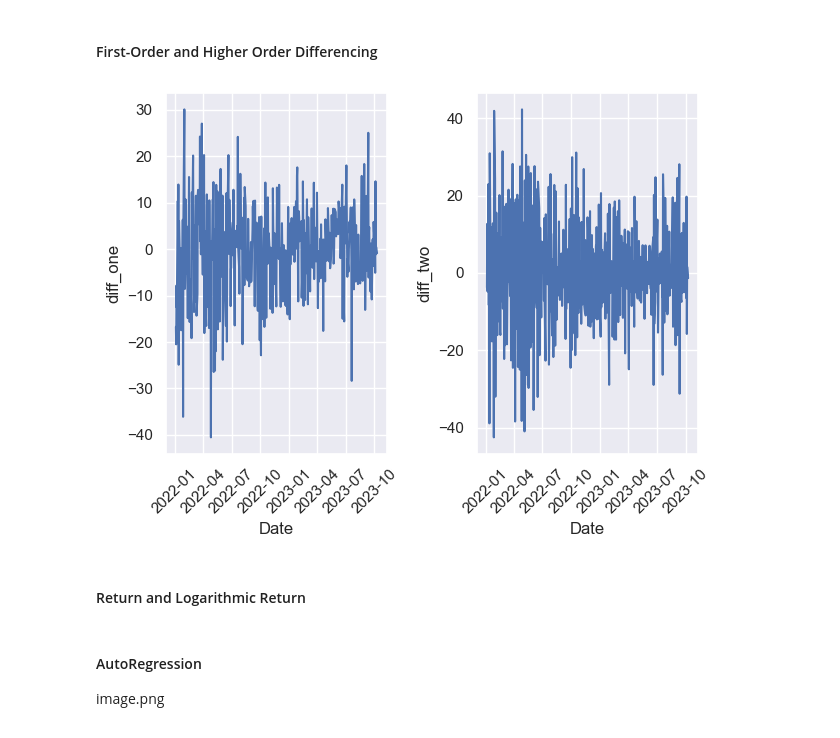
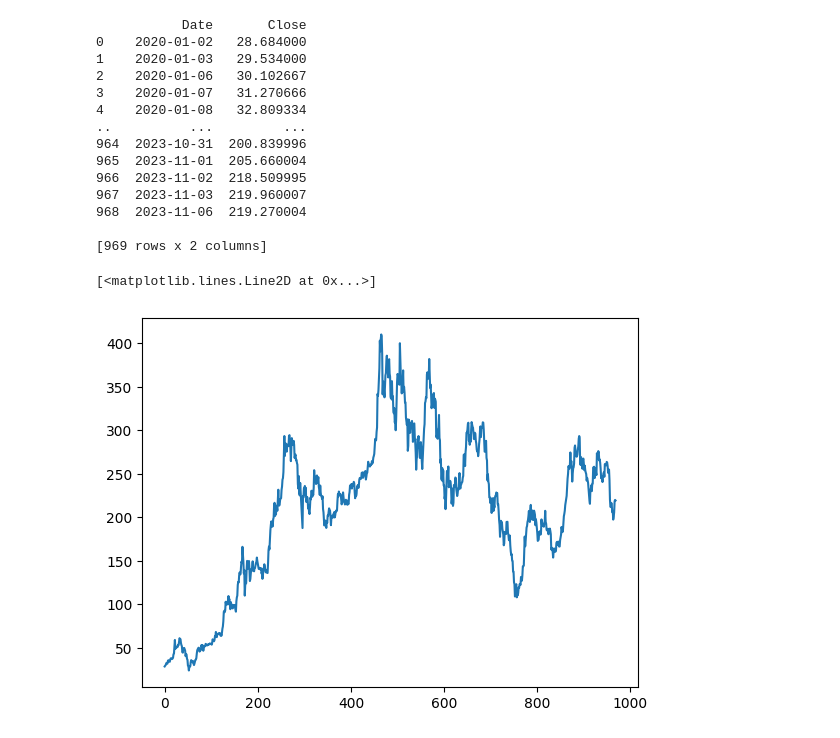
Before and after one commit to davidadel66/stocks_eda, a Jupyter notebook: notebooks/forecasting.ipynb, the cells around one changed output. Drawn from its saved outputs; the diff is of its cells as text; code cells hidden in the pictures.

```diff
--- a/notebooks/forecasting.ipynb
+++ b/notebooks/forecasting.ipynb
@@ -18,6 +19,4 @@ import seaborn as sns
 # %%
-histData = pd.read_csv('../data/tsla_daily.csv')
-print(histData.describe())
-print()
-histData.head()
+data = pd.read_csv('../data/tsla_daily.csv')
+data
 # %% [output]
@@ -39,5 +35,0 @@ max    396.516663  402.666656  378.679993  399.926666  3.065906e+08
-# %%
-histData['Date'] = pd.to_datetime(histData['Date'], utc=True)
-
-sns.set_theme()
-sns.lineplot(data=histData, x = histData['Date'], y = histData['Close'])
@@ -60,27 +36,24 @@ sns.lineplot(detrend_df, x = detrend_df['Date'], y = detrend_df['Adj_Close'])
-# %% [markdown]
-#### First-Order and Higher Order Differencing
-# %%
-detrend_df['diff_one'] = detrend_df['Close'].diff()
-detrend_df['diff_two'] = detrend_df['Close'].diff().diff()
-
-# Set up a figure of two subplots side by side
-fig, axs = plt.subplots(1, 2)
-
-# Create the plots
-sns.lineplot(x="Date", y="diff_one", data=detrend_df, ax=axs[0])
-sns.lineplot(x="Date", y="diff_two", data=detrend_df, ax=axs[1])
-
-# Rotate the X-axis labels by 45 degrees
-for ax in axs:
-    ax.tick_params(axis='x', rotation=45)
-
-plt.tight_layout()
-plt.show()
-# %% [output]
-[figure, removed]
-# %% [markdown]
-#### Return and Logarithmic Return
-# %% [markdown]
-#### AutoRegression
-
-image.png
+# %%
+TSLA = data[['Date', 'Close']].copy()
+TSLA['Date'] = pd.to_datetime(TSLA['Date'], utc=True).dt.strftime('%Y-%m-%d')
+
+print(TSLA)
+
+plt.plot(TSLA.Close)
+# %% [output]
+           Date       Close
+0    2020-01-02   28.684000
+1    2020-01-03   29.534000
+2    2020-01-06   30.102667
+3    2020-01-07   31.270666
+4    2020-01-08   32.809334
+..          ...         ...
+964  2023-10-31  200.839996
+965  2023-11-01  205.660004
+966  2023-11-02  218.509995
+967  2023-11-03  219.960007
+968  2023-11-06  219.270004
+
+[969 rows x 2 columns]
+[<matplotlib.lines.Line2D at 0x...>]
+[figure, added]
```
Also changed, not shown: parts of 21 cells of this notebook, 3 other files.
